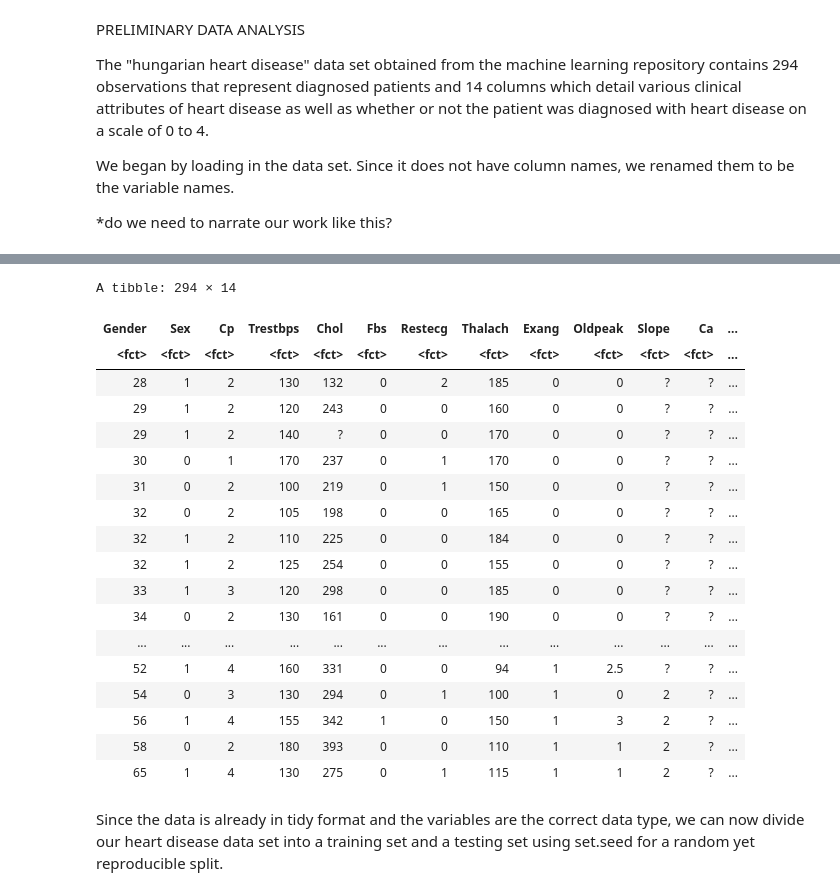
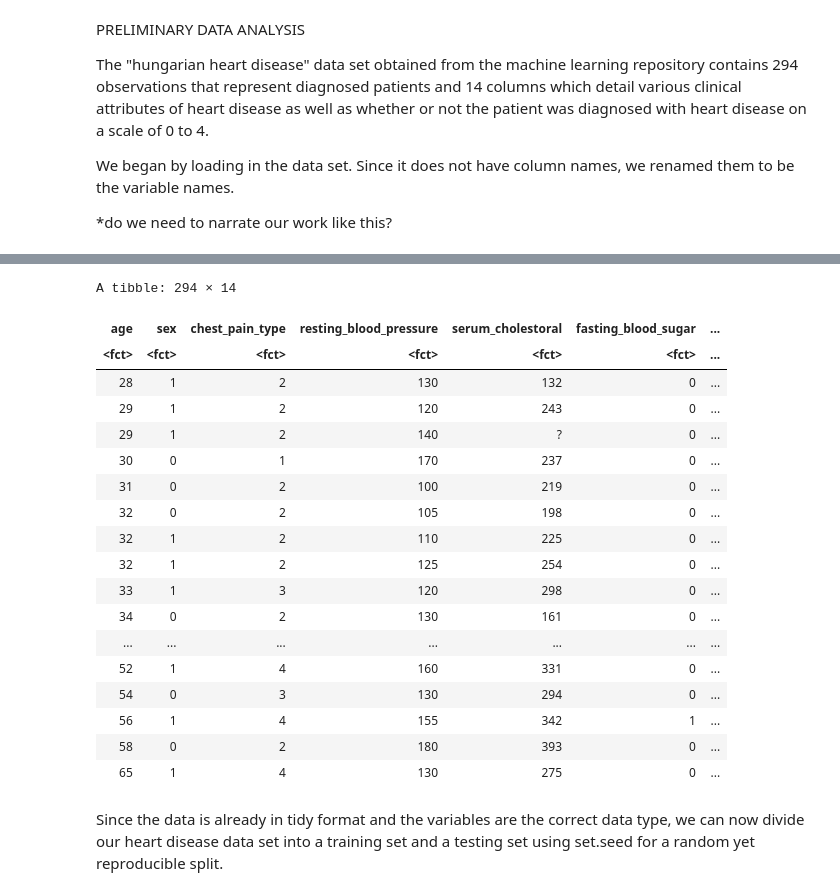
Before and after one commit to julieklipp/Project-Proposal, a Jupyter notebook: Project Proposal.ipynb, the cells around one changed output, grey strips where cells are left out. Cells and saved outputs as stored; diff of their text form; code cells hidden in the pictures.

```diff
--- a/Project Proposal.ipynb
+++ b/Project Proposal.ipynb
@@ -26,22 +26,22 @@ set.seed(123)
 untidy_heart_data <- read_csv("https://archive.ics.uci.edu/ml/machine-learning-databases/heart-disease/processed.hungarian.data", col_names = FALSE)
 
 untidy_heart_data_2 <- rename(untidy_heart_data,
-                        Gender = X1,
-                        Sex = X2,
-                        Cp = X3,
-                        Trestbps = X4,
-                        Chol = X5,
-                        Fbs = X6,
-                        Restecg = X7,
-                        Thalach = X8,
-                        Exang = X9,
-                        Oldpeak = X10,
-                        Slope = X11,
-                        Ca = X12,
-                        Thal = X13,
-                        Diagnosis = X14)
+                        age = X1,
+                        sex = X2,
+                        chest_pain_type= X3,
+                        resting_blood_pressure = X4,
+                        serum_cholestoral = X5,
+                        fasting_blood_sugar = X6,
+                        resting_electrocardiographic_results = X7,
+                        max_heart_rate = X8,
+                        exercise_induced_angina = X9,
+                        oldpeak = X10,
+                        slope = X11,
+                        number_vessels = X12,
+                        thal = X13,
+                        diagnosis = X14)
 
 untidy_heart_data_3 <- untidy_heart_data_2|>
-    mutate(across(c(Gender:Diagnosis), as.factor))
+    mutate(across(c(age:diagnosis), as.factor))
   untidy_heart_data_3
 # %% [output]
@@ -61,26 +52,26 @@ untidy_heart_data_3 <- untidy_heart_data_2|>
 dbl (5): X1, X2, X3, X10, X14
 
 ℹ Use `spec()` to retrieve the full column specification for this data.
 ℹ Specify the column types or set `show_col_types = FALSE` to quiet this message.
 A tibble: 294 × 14
-| Gender | Sex | Cp | Trestbps | Chol | Fbs | Restecg | Thalach | Exang | Oldpeak | Slope | Ca | ... |
-| <fct> | <fct> | <fct> | <fct> | <fct> | <fct> | <fct> | <fct> | <fct> | <fct> | <fct> | <fct> | ... |
-| 28 | 1 | 2 | 130 | 132 | 0 | 2 | 185 | 0 | 0 | ? | ? | ... |
-| 29 | 1 | 2 | 120 | 243 | 0 | 0 | 160 | 0 | 0 | ? | ? | ... |
-| 29 | 1 | 2 | 140 | ? | 0 | 0 | 170 | 0 | 0 | ? | ? | ... |
-| 30 | 0 | 1 | 170 | 237 | 0 | 1 | 170 | 0 | 0 | ? | ? | ... |
-| 31 | 0 | 2 | 100 | 219 | 0 | 1 | 150 | 0 | 0 | ? | ? | ... |
-| 32 | 0 | 2 | 105 | 198 | 0 | 0 | 165 | 0 | 0 | ? | ? | ... |
-| 32 | 1 | 2 | 110 | 225 | 0 | 0 | 184 | 0 | 0 | ? | ? | ... |
-| 32 | 1 | 2 | 125 | 254 | 0 | 0 | 155 | 0 | 0 | ? | ? | ... |
-| 33 | 1 | 3 | 120 | 298 | 0 | 0 | 185 | 0 | 0 | ? | ? | ... |
-| 34 | 0 | 2 | 130 | 161 | 0 | 0 | 190 | 0 | 0 | ? | ? | ... |
-| ... | ... | ... | ... | ... | ... | ... | ... | ... | ... | ... | ... | ... |
-| 52 | 1 | 4 | 160 | 331 | 0 | 0 | 94 | 1 | 2.5 | ? | ? | ... |
-| 54 | 0 | 3 | 130 | 294 | 0 | 1 | 100 | 1 | 0 | 2 | ? | ... |
-| 56 | 1 | 4 | 155 | 342 | 1 | 0 | 150 | 1 | 3 | 2 | ? | ... |
-| 58 | 0 | 2 | 180 | 393 | 0 | 0 | 110 | 1 | 1 | 2 | ? | ... |
-| 65 | 1 | 4 | 130 | 275 | 0 | 1 | 115 | 1 | 1 | 2 | ? | ... |
+| age | sex | chest_pain_type | resting_blood_pressure | serum_cholestoral | fasting_blood_sugar | ... |
+| <fct> | <fct> | <fct> | <fct> | <fct> | <fct> | ... |
+| 28 | 1 | 2 | 130 | 132 | 0 | ... |
+| 29 | 1 | 2 | 120 | 243 | 0 | ... |
+| 29 | 1 | 2 | 140 | ? | 0 | ... |
+| 30 | 0 | 1 | 170 | 237 | 0 | ... |
+| 31 | 0 | 2 | 100 | 219 | 0 | ... |
+| 32 | 0 | 2 | 105 | 198 | 0 | ... |
+| 32 | 1 | 2 | 110 | 225 | 0 | ... |
+| 32 | 1 | 2 | 125 | 254 | 0 | ... |
+| 33 | 1 | 3 | 120 | 298 | 0 | ... |
+| 34 | 0 | 2 | 130 | 161 | 0 | ... |
+| ... | ... | ... | ... | ... | ... | ... |
+| 52 | 1 | 4 | 160 | 331 | 0 | ... |
+| 54 | 0 | 3 | 130 | 294 | 0 | ... |
+| 56 | 1 | 4 | 155 | 342 | 1 | ... |
+| 58 | 0 | 2 | 180 | 393 | 0 | ... |
+| 65 | 1 | 4 | 130 | 275 | 0 | ... |
 # %% [markdown]
 Since the data is already in tidy format and the variables are the correct data type, we can now divide our heart disease data set into a training set and a testing set using set.seed for a random yet reproducible split.
 # %%
```
Also changed, not shown: parts of 2 cells of this notebook.
